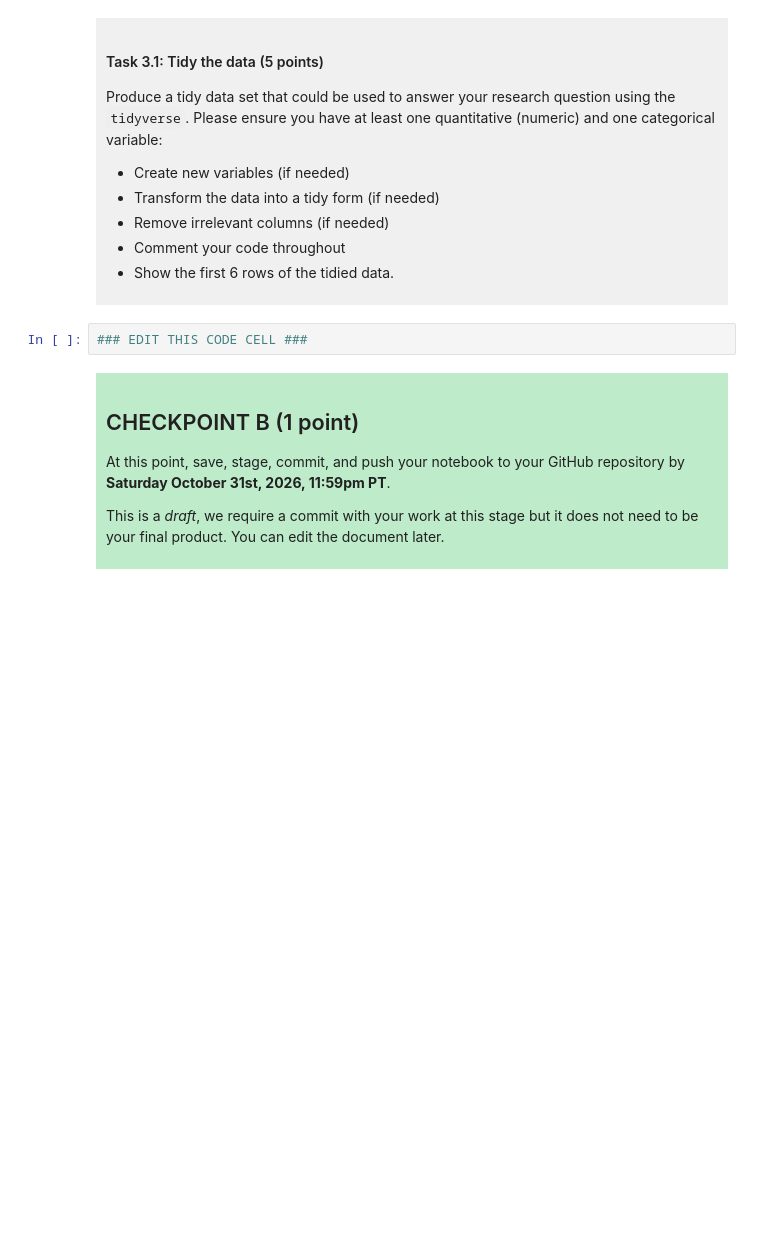
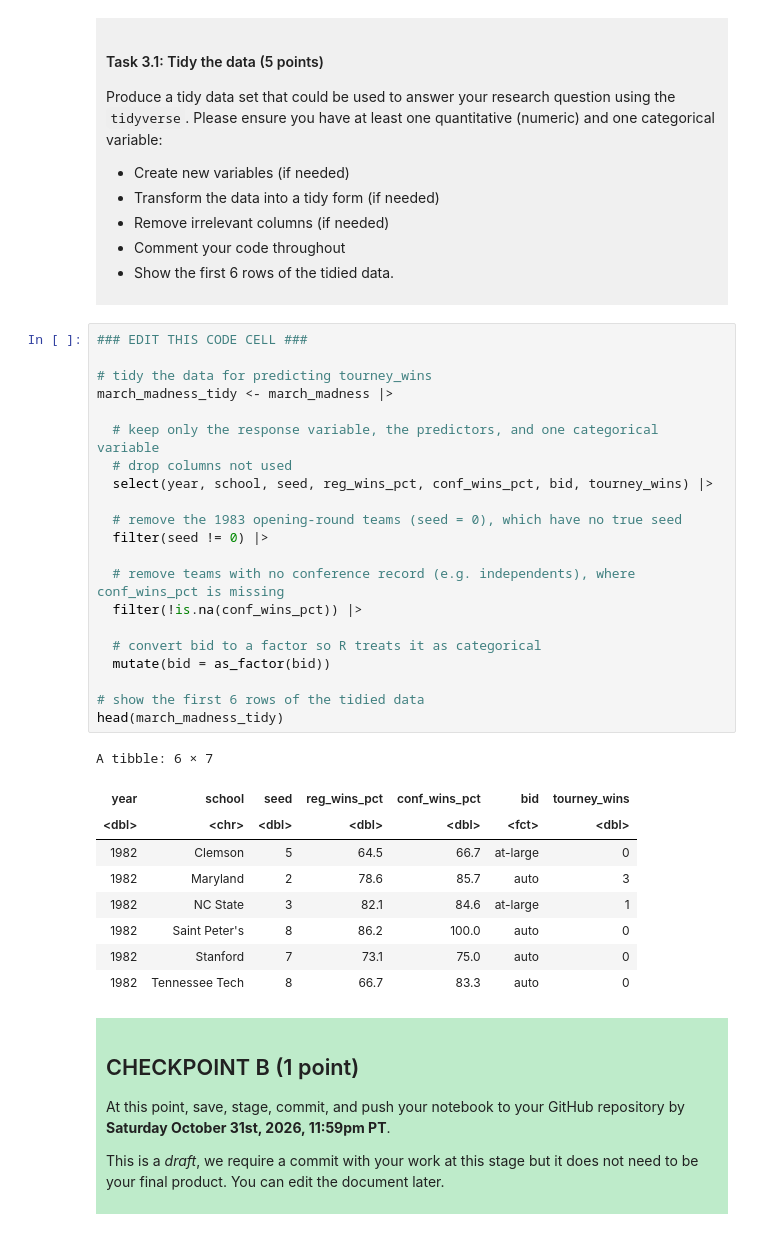
Before and after one commit to Youssef0192/dsci-100-project-youssef-ahmed, a Jupyter notebook: dsci-100-project-notebook.ipynb, the cells around one changed output. Drawn from its saved outputs; the diff is of its cells as text; blank space fills up the shorter version.

```diff
--- a/dsci-100-project-notebook.ipynb
+++ b/dsci-100-project-notebook.ipynb
@@ -190,6 +224,35 @@ Produce a tidy data set that could be used to answer your research question usin
 </div>
 # %%
 ### EDIT THIS CODE CELL ###
+
+# tidy the data for predicting tourney_wins
+march_madness_tidy <- march_madness |>
+
+  # keep only the response variable, the predictors, and one categorical variable
+  # drop columns not used
+  select(year, school, seed, reg_wins_pct, conf_wins_pct, bid, tourney_wins) |>
+
+  # remove the 1983 opening-round teams (seed = 0), which have no true seed
+  filter(seed != 0) |>
+
+  # remove teams with no conference record (e.g. independents), where conf_wins_pct is missing
+  filter(!is.na(conf_wins_pct)) |>
+
+  # convert bid to a factor so R treats it as categorical
+  mutate(bid = as_factor(bid))
+
+# show the first 6 rows of the tidied data
+head(march_madness_tidy)
+# %% [output]
+A tibble: 6 × 7
+| year | school | seed | reg_wins_pct | conf_wins_pct | bid | tourney_wins |
+| <dbl> | <chr> | <dbl> | <dbl> | <dbl> | <fct> | <dbl> |
+| 1982 | Clemson | 5 | 64.5 | 66.7 | at-large | 0 |
+| 1982 | Maryland | 2 | 78.6 | 85.7 | auto | 3 |
+| 1982 | NC State | 3 | 82.1 | 84.6 | at-large | 1 |
+| 1982 | Saint Peter's | 8 | 86.2 | 100.0 | auto | 0 |
+| 1982 | Stanford | 7 | 73.1 | 75.0 | auto | 0 |
+| 1982 | Tennessee Tech | 8 | 66.7 | 83.3 | auto | 0 |
 # %% [markdown]
 <div style="background-color: #beebca; padding: 10px;">
 
```
Also changed, not shown: parts of 3 cells of this notebook.
